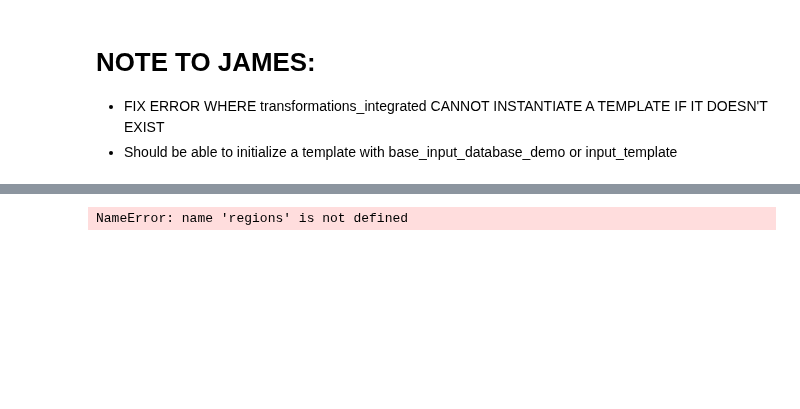
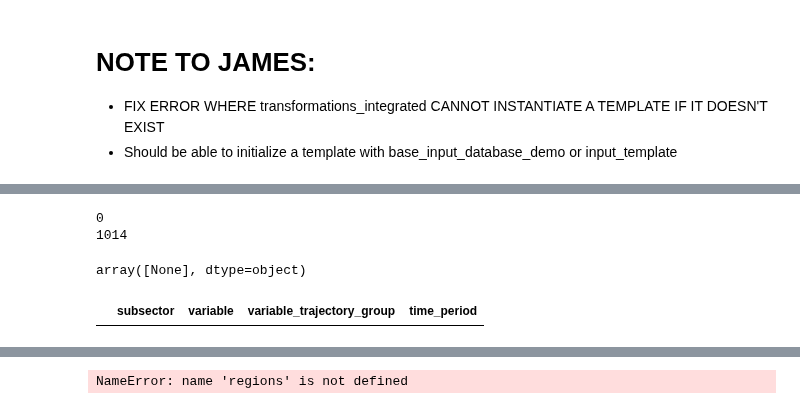
Before and after one commit to jcsyme/sisepuede, a Jupyter notebook: python/build_transformations.ipynb, the cells around one changed output, grey strips where cells are left out. Cells and saved outputs as stored; diff of their text form; code cells hidden in the pictures; blank space fills up the shorter version.

```diff
--- a/python/build_transformations.ipynb
+++ b/python/build_transformations.ipynb
@@ -211,3 +229,17 @@ if True:
+# %%
+for strat, df in ing.dfi:
+    print(strat)
+# %% [output]
+0
+1014
+# %%
+ing.dfb["variable_trajectory_group"].unique()
+# %% [output]
+array([None], dtype=object)
+# %%
+ing.dfb[[(x is not None) for x in list(ing.dfb["variable_trajectory_group"])]]
+# %% [output]
+|  | subsector | variable | variable_trajectory_group | time_period |
 # %%
 reg = sc.Regions(sa.model_attributes)
 ",".join([reg.return_region_or_iso(x, return_type = "iso") for x in regions_run])
```
Also changed, not shown: parts of 3 cells of this notebook, 4 other files.
